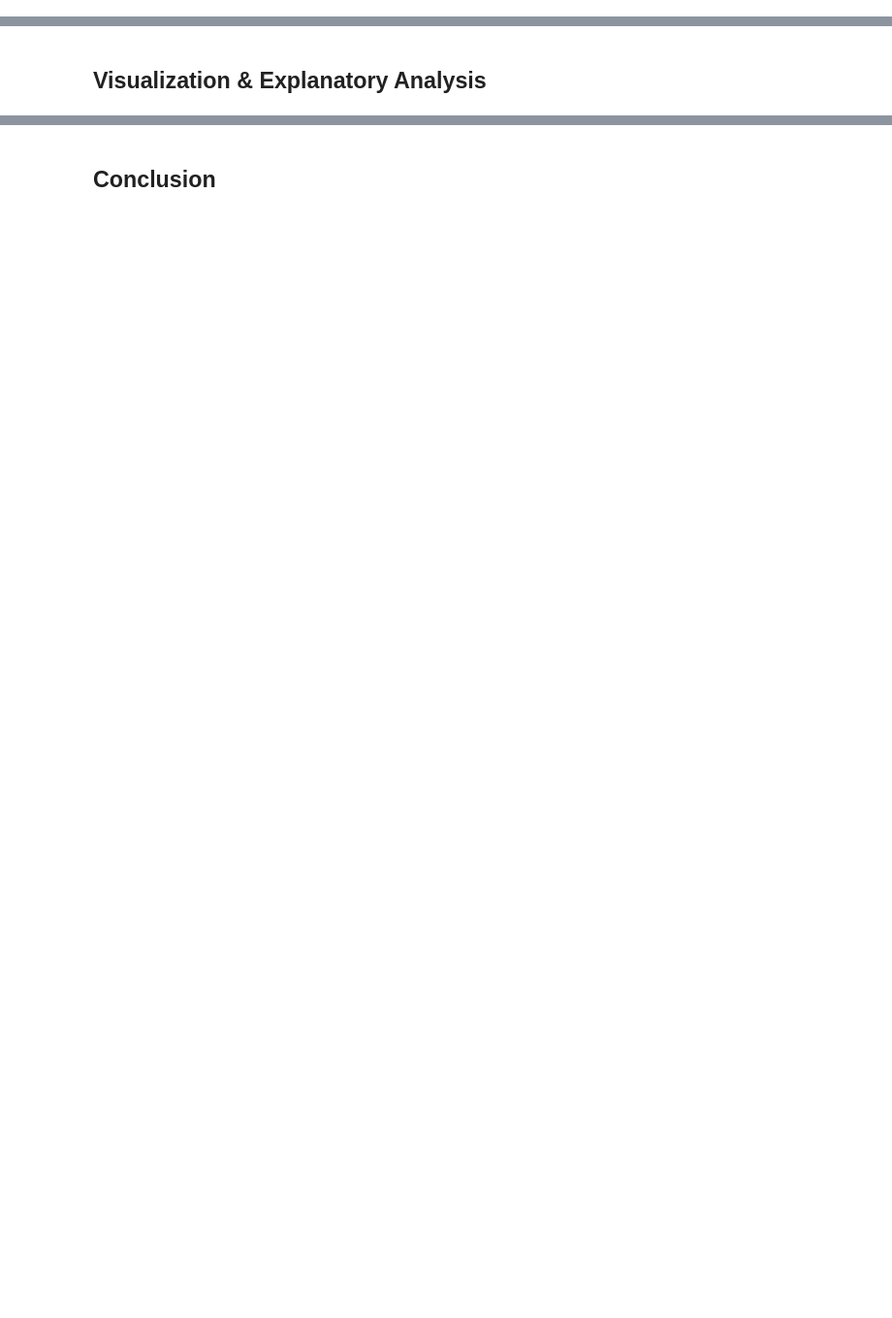
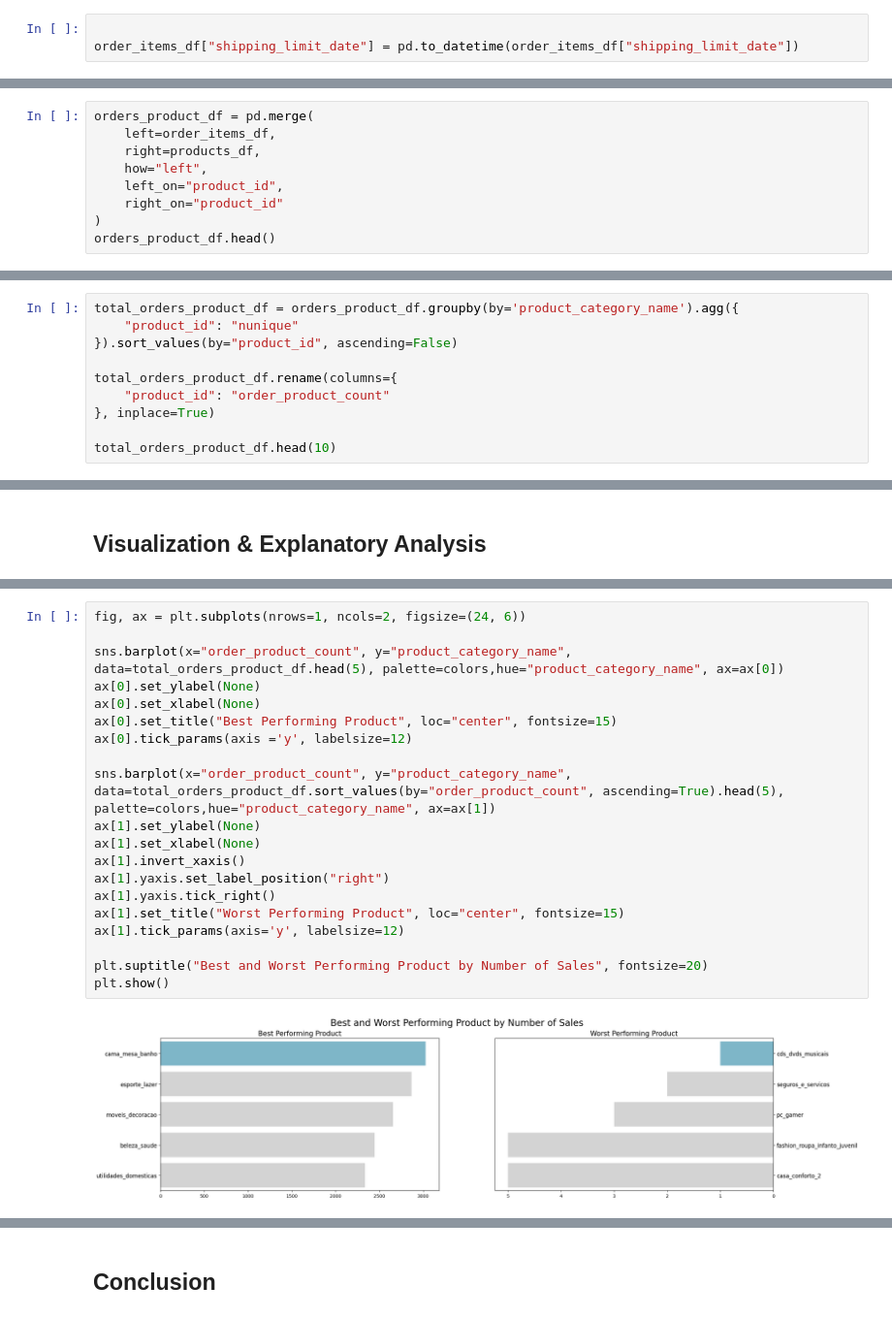
Before and after one commit to egsudotnet/submission_data_analisis, a Jupyter notebook: main.ipynb, the cells around one changed output, grey strips where cells are left out. Shown at 97% size. Cells and saved outputs as stored; diff of their text form; blank space fills up the shorter version.

```diff
--- a/main.ipynb
+++ b/main.ipynb
@@ -154,0 +511,3 @@ customers_df.duplicated().sum()
+# %%
+
+order_items_df["shipping_limit_date"] = pd.to_datetime(order_items_df["shipping_limit_date"])
@@ -158,0 +697,9 @@ customers_df.duplicated().sum()
+# %%
+orders_product_df = pd.merge(
+    left=order_items_df,
+    right=products_df,
+    how="left",
+    left_on="product_id",
+    right_on="product_id"
+)
+orders_product_df.head()
@@ -158,0 +713,10 @@ customers_df.duplicated().sum()
+# %%
+total_orders_product_df = orders_product_df.groupby(by='product_category_name').agg({
+    "product_id": "nunique"
+}).sort_values(by="product_id", ascending=False)
+
+total_orders_product_df.rename(columns={
+    "product_id": "order_product_count"
+}, inplace=True)
+
+total_orders_product_df.head(10)
@@ -164,0 +854,22 @@ customers_df.duplicated().sum()
+# %%
+fig, ax = plt.subplots(nrows=1, ncols=2, figsize=(24, 6))
+
+sns.barplot(x="order_product_count", y="product_category_name", data=total_orders_product_df.head(5), palette=colors,hue="product_category_name", ax=ax[0])
+ax[0].set_ylabel(None)
+ax[0].set_xlabel(None)
+ax[0].set_title("Best Performing Product", loc="center", fontsize=15)
+ax[0].tick_params(axis ='y', labelsize=12)
+
+sns.barplot(x="order_product_count", y="product_category_name", data=total_orders_product_df.sort_values(by="order_product_count", ascending=True).head(5), palette=colors,hue="product_category_name", ax=ax[1])
+ax[1].set_ylabel(None)
+ax[1].set_xlabel(None)
+ax[1].invert_xaxis()
+ax[1].yaxis.set_label_position("right")
+ax[1].yaxis.tick_right()
+ax[1].set_title("Worst Performing Product", loc="center", fontsize=15)
+ax[1].tick_params(axis='y', labelsize=12)
+
+plt.suptitle("Best and Worst Performing Product by Number of Sales", fontsize=20)
+plt.show()
+# %% [output]
+[figure, added]
```
Also changed, not shown: parts of 87 cells of this notebook, 6 other files.
